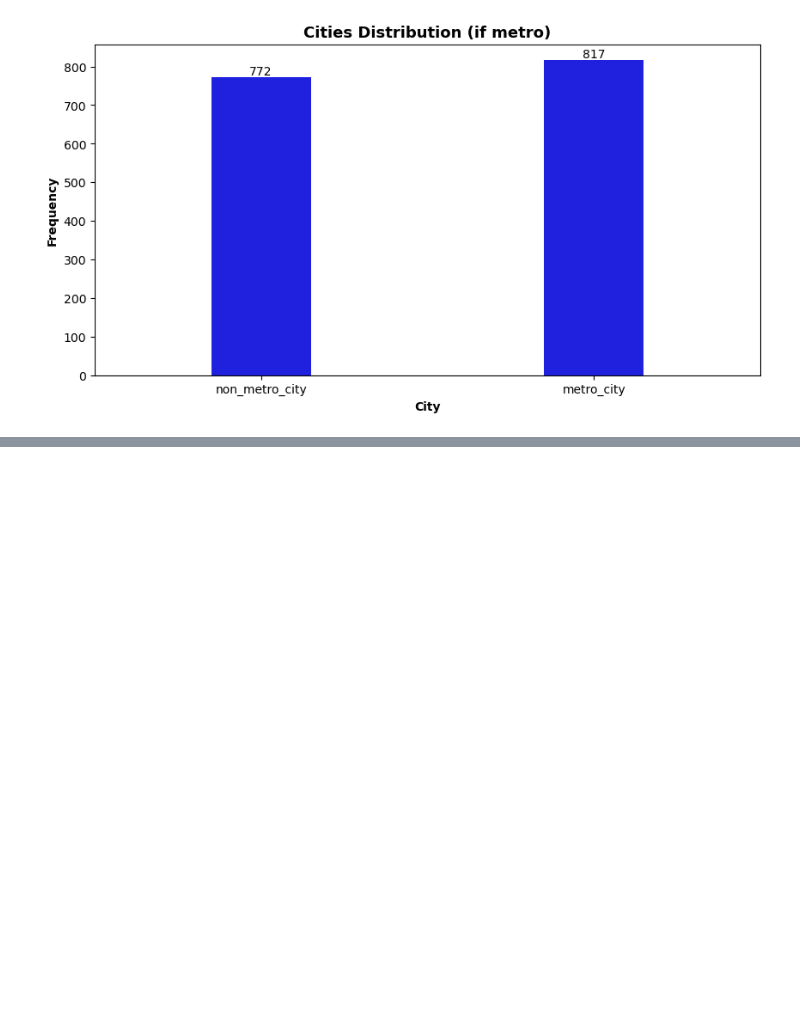
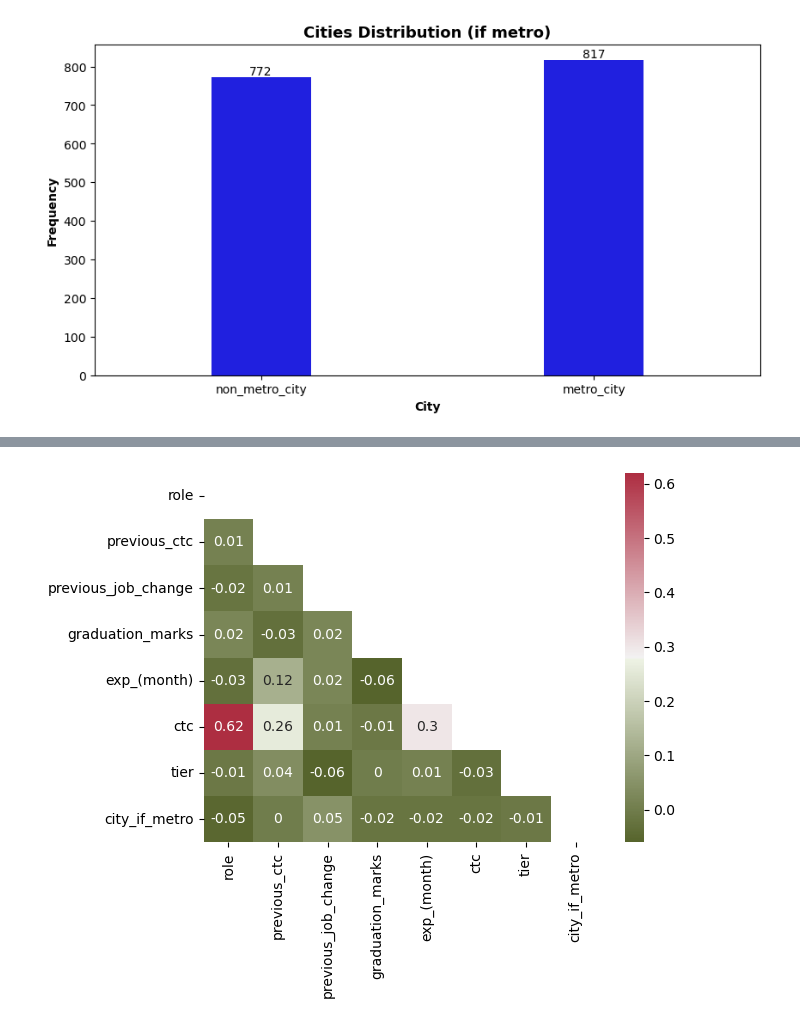
Before and after one commit to lavkushsingh31/Data_Science_Machine_Learning_Projects, a Jupyter notebook: Course Project - Salary Prediction of New Hire Employees/Course Project - Salary Prediction for Hiring New Employees.ipynb, the cells around one changed output, grey strips where cells are left out. Saved outputs shown, nothing was run; the diff lists cells and outputs as text; code cells hidden in the pictures; blank space fills up the shorter version.

```diff
--- a/Course Project - Salary Prediction of New Hire Employees/Course Project - Salary Prediction for Hiring New Employees.ipynb
+++ b/Course Project - Salary Prediction of New Hire Employees/Course Project - Salary Prediction for Hiring New Employees.ipynb
@@ -474,0 +578,4 @@ plt.show()
+# %%
+#dropping the columns since this information is already present in another form in the dataset
+cols_to_drop = ['college','city', 'state']
+emp_data_preprocess.drop(cols_to_drop, axis = 1, inplace=True)
@@ -474,0 +591,5 @@ plt.show()
+# %%
+# encoding "role", 'city_if_metro' column
+
+emp_data_preprocess['role'] = emp_data_preprocess['role'].apply(lambda x: 0 if x == 'Executive' else 1)
+emp_data_preprocess['city_if_metro'] = emp_data_preprocess['city_if_metro'].apply(lambda x: 0 if x == 'non_metro_city' else 1)
@@ -474,0 +605,13 @@ plt.show()
+# %%
+# encoding "tier"
+
+def encode_tier(value):
+    key = {
+        'tier_1':1,
+        'tier_2':2,
+        'tier_3':3
+    }
+    return key[value]
+
+emp_data_preprocess['tier'] = emp_data_preprocess['tier'].apply(lambda x: encode_tier(x))
+emp_data_preprocess.head()
@@ -474,0 +645,5 @@ plt.show()
+# %%
+# getting correlation of the data columns with each other
+
+corr_data = emp_data_preprocess.corr().round(2)
+corr_data
@@ -474,0 +660,12 @@ plt.show()
+# %%
+# Getting the Upper Triangle of the co-relation matrix
+matrix = np.triu(np.ones_like(corr_data))
+
+# Create a custom divergin palette
+cmap = sns.diverging_palette(100, 7, s=75, l=40,
+                            n=5, center="light", as_cmap=True)
+
+# using the upper triangle matrix as mask
+sns.heatmap(corr_data, annot=True, mask=matrix, cmap=cmap);
+# %% [output]
+[figure, added]
```
Also changed, not shown: parts of 126 cells of this notebook.
